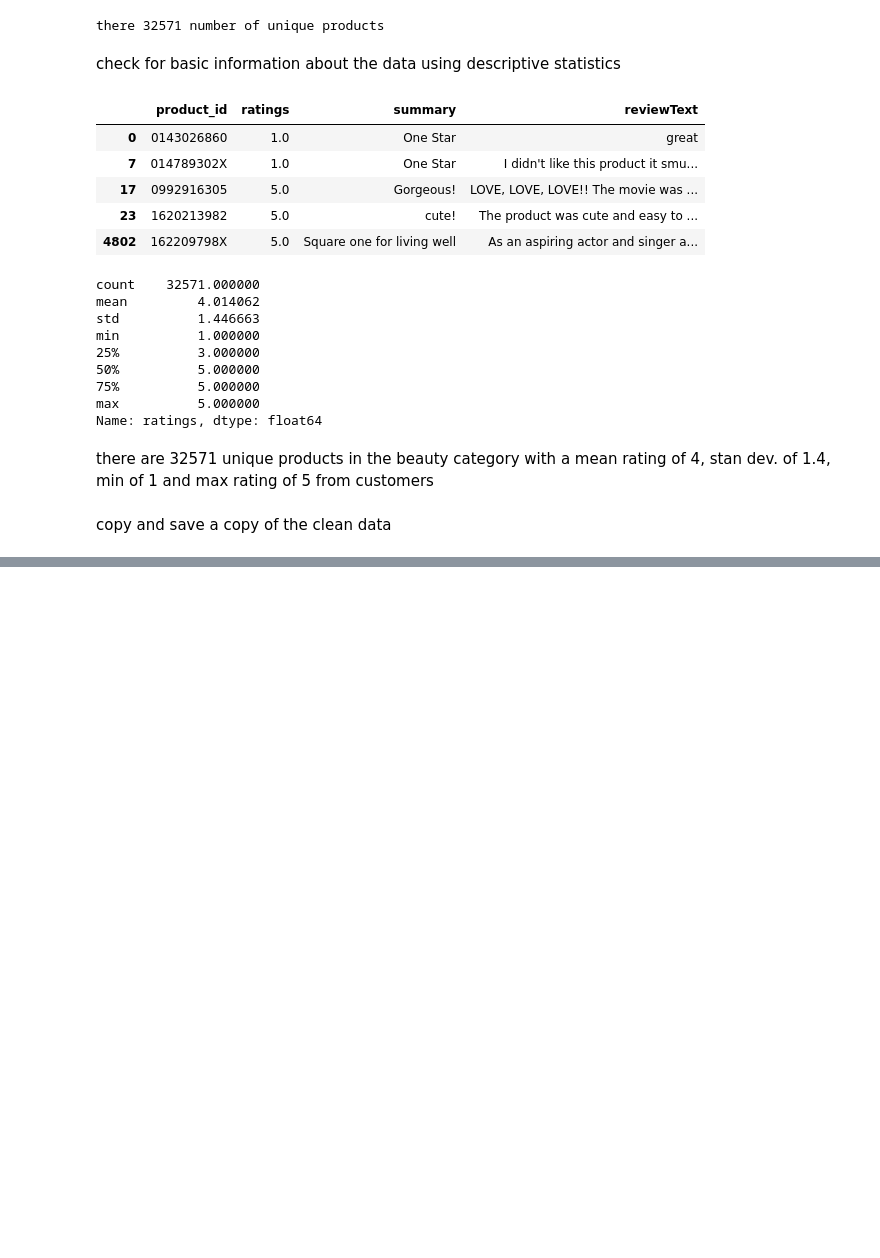
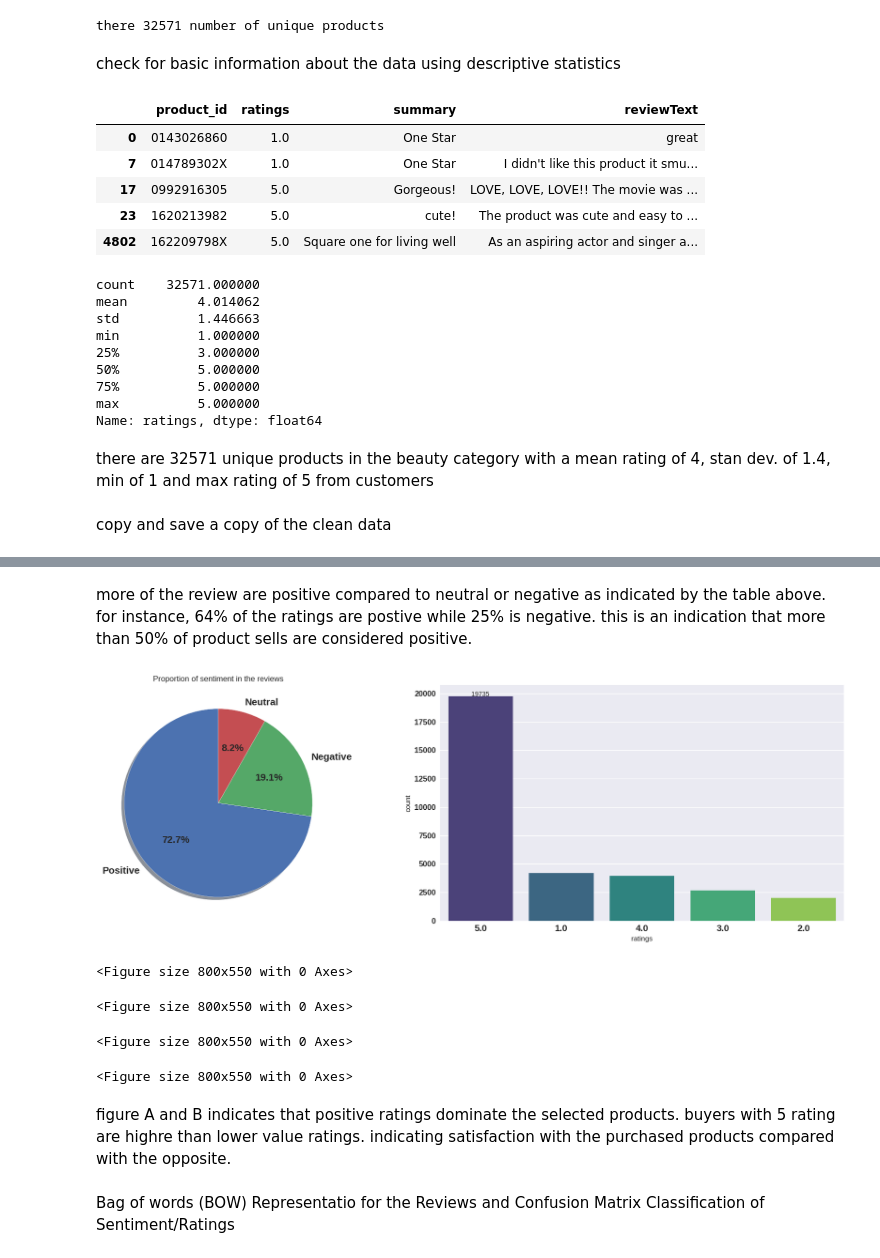
Before and after one commit to haliberry29/halimatusadia, a Jupyter notebook: increasing-amazon-sales-by-analyzing-customer-revi.ipynb, the cells around one changed output, grey strips where cells are left out. Cells and saved outputs as stored; diff of their text form; code cells hidden in the pictures; blank space fills up the shorter version.

Commit message:
Kaggle Notebook | Increasing Amazon Sales by Analyzing Customer Revi | Version 4

```diff
--- a/increasing-amazon-sales-by-analyzing-customer-revi.ipynb
+++ b/increasing-amazon-sales-by-analyzing-customer-revi.ipynb
@@ -131,0 +178,4 @@ selected_products = df.copy()
+# %%
+selected_products["cleaned_reviewText"] = selected_products['reviewText'].apply(clean_review)##apply the cleaning function on all the rows in reviewText
+#added a new column containg the cleaned text or review without stopwords
+selected_products.head(2)
@@ -131,0 +196,15 @@ selected_products = df.copy()
+# %%
+def sentiment(x):
+    if x > 3:
+        return 'Positive' #posive review if rating is >3
+    elif x <3:
+        return "Negative" #Negative review if ratings is <3
+    elif x == 3:
+        return "Neutral" #customers are neutral if rating is 3
+    else:
+        return "no rating" # when no rating is given
+
+#create a new column containing sentiment categories
+selected_products["Review_Sentiment"] = selected_products["ratings"].apply(sentiment)
+
+selected_products.head(2)  #preview the new column
@@ -131,0 +226,59 @@ selected_products = df.copy()
+# %% [markdown]
+more of the review are positive compared to neutral or negative as indicated by the table above. for instance, 64% of the ratings are postive while 25% is negative. this is an indication that more than 50% of product sells are considered positive.
+# %%
+import matplotlib.pyplot as plt
+import pandas as pd
+import seaborn as sns
+
+plt.style.use("seaborn-v0_8")
+
+sentiment_counts = selected_products['Review_Sentiment'].value_counts() #assign the proportion to sentiment_count
+fig, ax = plt.subplots(1,2, figsize =(18,6)) #Creates a figure with 1 row and 2 columns of subplots
+ax[0].pie(
+    sentiment_counts,
+    labels = sentiment_counts.index,  #add label to each slice
+    autopct = "%1.1f%%",  #Displays the percentage values on each slice with
+    startangle = 90,  #rotate the pie so the first slice starts at angle 90
+    shadow = True, #Adds a shadow effect under the pie chart for visual depth.
+    #hue = sentiment_counts.index,
+    wedgeprops ={'edgecolor': 'white'}, #set pie edge color as white
+    textprops ={'fontsize':15, 'fontweight':'bold'} #create pie chat to show the representation of each sentiment category
+)
+ax[0].set_title(f"Proportion of sentiment in the reviews") #add a title to the pie chat
+
+sns.countplot( #create a countplot
+  data = selected_products, #data source
+  x  ='ratings',   #we are using the overall ratings column
+  order = selected_products['ratings'].value_counts().index, #sum the total count for each rating and add the label
+  palette  ="viridis",
+  ax=ax[1]
+)
+ax[1].tick_params(axis='x', labelsize=14, width=2)  #increases the tick label size
+ax[1].tick_params(axis='y', labelsize=14, width=2)
+for tick in ax[1].get_xticklabels(): #get the tick labels from the table for the x axis
+  tick.set_fontsize(14) #set the tick font size
+  tick.set_fontweight('bold') #bolden the font
+
+for tick in ax[1].get_yticklabels(): #get tick labels from the table for the y axis
+  tick.set_fontsize(12)
+  tick.set_fontweight('bold')
+
+for i, p in enumerate(ax[1].patches):
+  ax[1].annotate(
+      selected_products['ratings'].value_counts().iloc[i],
+      (p.get_x() + p.get_width() / 2., p.get_height() + 0.5),
+      ha = "center"
+  )      #add the total count on each bar and center it
+
+  plt.tight_layout()
+  plt.show()
+# %% [output]
+[figure, added]
+<Figure size 800x550 with 0 Axes>
+<Figure size 800x550 with 0 Axes>
+<Figure size 800x550 with 0 Axes>
+<Figure size 800x550 with 0 Axes>
+# %% [markdown]
+figure A and B indicates that positive ratings dominate the selected products. buyers with 5 rating are highre than lower value ratings. indicating satisfaction with the purchased products compared with the opposite.
+# %% [markdown]
+Bag of words (BOW) Representatio for the Reviews and Confusion Matrix Classification of Sentiment/Ratings
```
Also changed, not shown: parts of 15 cells of this notebook.
